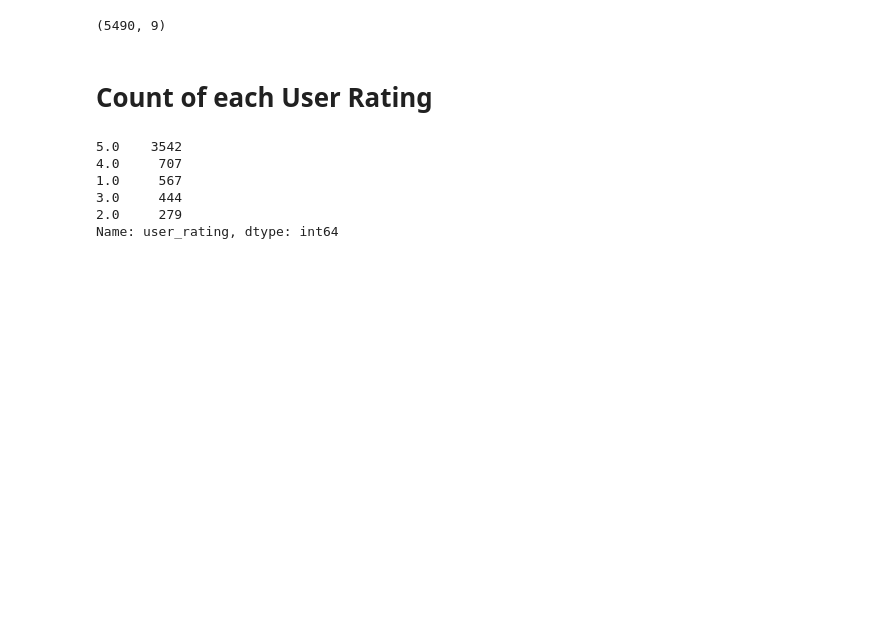
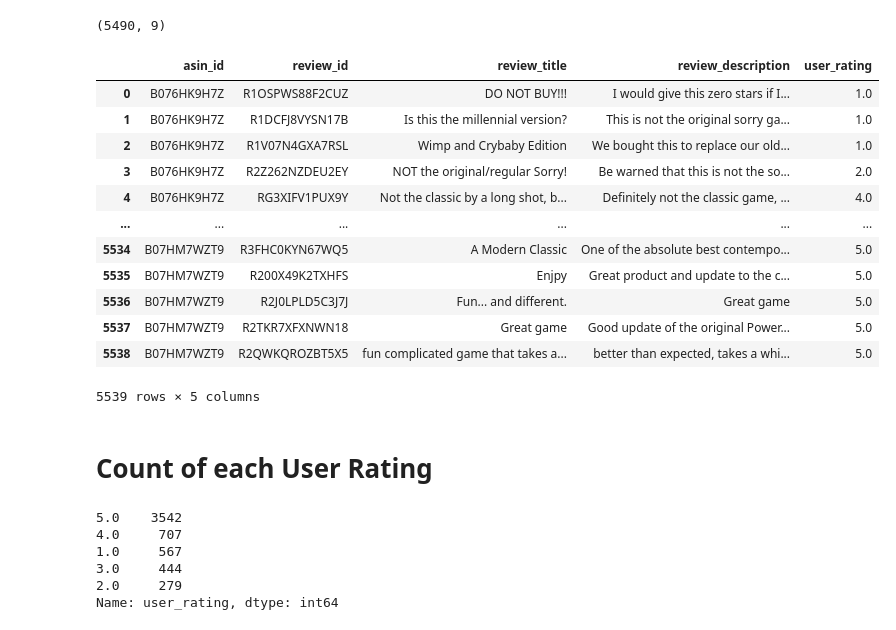
Before and after one commit to ttam37/dsc-capstone-project-v2-onl01-dtsc-ft-052620, a Jupyter notebook: eda + feature_engineering.ipynb, the cells around one changed output. Drawn from its saved outputs; the diff is of its cells as text; code cells hidden in the pictures; blank space fills up the shorter version.

```diff
--- a/eda + feature_engineering.ipynb
+++ b/eda + feature_engineering.ipynb
@@ -34,6 +34,22 @@ final_df.head()
 final_df.shape
 # %% [output]
 (5490, 9)
+# %%
+reviews_df
+# %% [output]
+|  | asin_id | review_id | review_title | review_description | user_rating |
+| 0 | B076HK9H7Z | R1OSPWS88F2CUZ | DO NOT BUY!!! | I would give this zero stars if I... | 1.0 |
+| 1 | B076HK9H7Z | R1DCFJ8VYSN17B | Is this the millennial version? | This is not the original sorry ga... | 1.0 |
+| 2 | B076HK9H7Z | R1V07N4GXA7RSL | Wimp and Crybaby Edition | We bought this to replace our old... | 1.0 |
+| 3 | B076HK9H7Z | R2Z262NZDEU2EY | NOT the original/regular Sorry! | Be warned that this is not the so... | 2.0 |
+| 4 | B076HK9H7Z | RG3XIFV1PUX9Y | Not the classic by a long shot, b... | Definitely not the classic game, ... | 4.0 |
+| ... | ... | ... | ... | ... | ... |
+| 5534 | B07HM7WZT9 | R3FHC0KYN67WQ5 | A Modern Classic | One of the absolute best contempo... | 5.0 |
+| 5535 | B07HM7WZT9 | R200X49K2TXHFS | Enjpy | Great product and update to the c... | 5.0 |
+| 5536 | B07HM7WZT9 | R2J0LPLD5C3J7J | Fun... and different. | Great game | 5.0 |
+| 5537 | B07HM7WZT9 | R2TKR7XFXNWN18 | Great game | Good update of the original Power... | 5.0 |
+| 5538 | B07HM7WZT9 | R2QWKQROZBT5X5 | fun complicated game that takes a... | better than expected, takes a whi... | 5.0 |
+5539 rows × 5 columns
 # %% [markdown]
 # Count of each User Rating
 # %%
```
Also changed, not shown: 5 other files.
